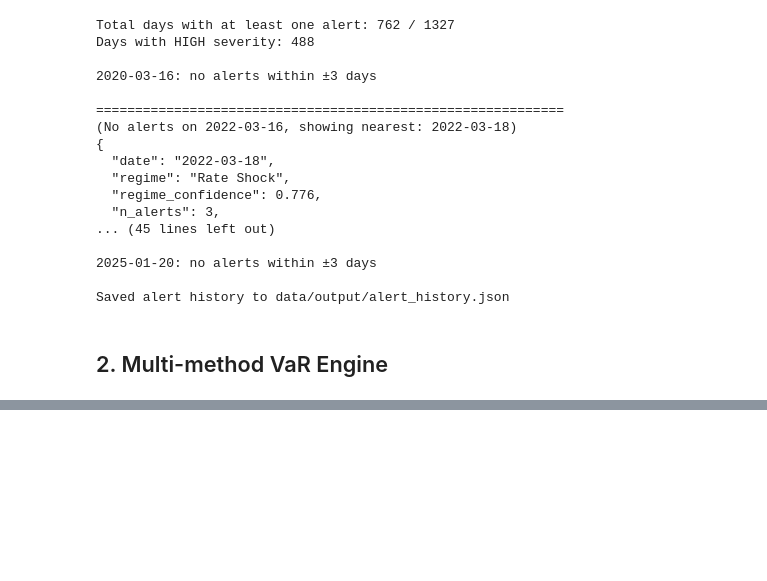
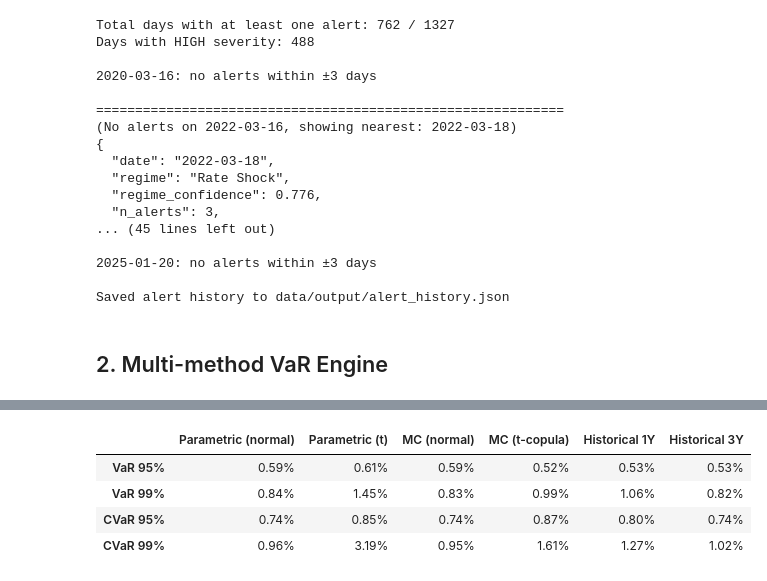
Before and after one commit to NicolasHY/Fixed-Income-Analytics, a Jupyter notebook: main.ipynb, the cells around one changed output, grey strips where cells are left out. Drawn from its saved outputs; the diff is of its cells as text; code cells hidden in the pictures; blank space fills up the shorter version.

Commit message:
VaR engine (parametric, Monte Carlo, historical) + backtesting

```diff
--- a/main.ipynb
+++ b/main.ipynb
@@ -697,0 +772,23 @@ Saved alert history to data/output/alert_history.json
+# %%
+# §2.2A — Parametric (Variance-Covariance) VaR
+# Rolling 1Y covariance, matching Bloomberg default
+mu = portfolio_pnl.mean()
+sigma = portfolio_pnl.std()
+
+# Normal
+VaR_95_param_n = -(mu + norm.ppf(0.05) * sigma)
+VaR_99_param_n = -(mu + norm.ppf(0.01) * sigma)
+CVaR_95_param_n = -(mu - sigma * norm.pdf(norm.ppf(0.05)) / 0.05)
+CVaR_99_param_n = -(mu - sigma * norm.pdf(norm.ppf(0.01)) / 0.01)
+
+# Student-t (fit degrees of freedom from the data)
+nu_fit, loc_fit, scale_fit = t_dist.fit(portfolio_pnl)
+print(f"Fitted Student-t: nu={nu_fit:.1f}, loc={loc_fit:.6f}, scale={scale_fit:.6f}")
+
+VaR_95_param_t = -(t_dist.ppf(0.05, df=nu_fit, loc=loc_fit, scale=scale_fit))
+VaR_99_param_t = -(t_dist.ppf(0.01, df=nu_fit, loc=loc_fit, scale=scale_fit))
+CVaR_95_param_t = -portfolio_pnl[portfolio_pnl <= -VaR_95_param_t].mean()
+CVaR_99_param_t = -portfolio_pnl[portfolio_pnl <= -VaR_99_param_t].mean()
+
+print(f"\nParametric (normal):  VaR95={VaR_95_param_n:.4%}  VaR99={VaR_99_param_n:.4%}")
+print(f"Parametric (t, v={nu_fit:.0f}):  VaR95={VaR_95_param_t:.4%}  VaR99={VaR_99_param_t:.4%}")
@@ -697,0 +863,23 @@ Saved alert history to data/output/alert_history.json
+# %%
+summary = pd.DataFrame({
+    "Parametric (normal)": [VaR_95_param_n, VaR_99_param_n, CVaR_95_param_n, CVaR_99_param_n],
+    "Parametric (t)": [VaR_95_param_t, VaR_99_param_t, CVaR_95_param_t, CVaR_99_param_t],
+    "MC (normal)": [VaR_95_mc_n, VaR_99_mc_n, CVaR_95_mc_n, CVaR_99_mc_n],
+    "MC (t-copula)": [VaR_95_mc_t, VaR_99_mc_t, CVaR_95_mc_t, CVaR_99_mc_t],
+    "Historical 1Y": [hist_var_results["Historical 1Y"]["VaR_95"],
+                       hist_var_results["Historical 1Y"]["VaR_99"],
+                       hist_var_results["Historical 1Y"]["CVaR_95"],
+                       hist_var_results["Historical 1Y"]["CVaR_99"]],
+    "Historical 3Y": [hist_var_results["Historical 3Y"]["VaR_95"],
+                       hist_var_results["Historical 3Y"]["VaR_99"],
+                       hist_var_results["Historical 3Y"]["CVaR_95"],
+                       hist_var_results["Historical 3Y"]["CVaR_99"]],
+}, index=["VaR 95%", "VaR 99%", "CVaR 95%", "CVaR 99%"])
+
+summary.map(lambda x: f"{x:.2%}")
+# %% [output]
+|  | Parametric (normal) | Parametric (t) | MC (normal) | MC (t-copula) | Historical 1Y | Historical 3Y |
+| VaR 95% | 0.59% | 0.61% | 0.59% | 0.52% | 0.53% | 0.53% |
+| VaR 99% | 0.84% | 1.45% | 0.83% | 0.99% | 1.06% | 0.82% |
+| CVaR 95% | 0.74% | 0.85% | 0.74% | 0.87% | 0.80% | 0.74% |
+| CVaR 99% | 0.96% | 3.19% | 0.95% | 1.61% | 1.27% | 1.02% |
```
Also changed, not shown: parts of 7 cells of this notebook, 1 other file.
